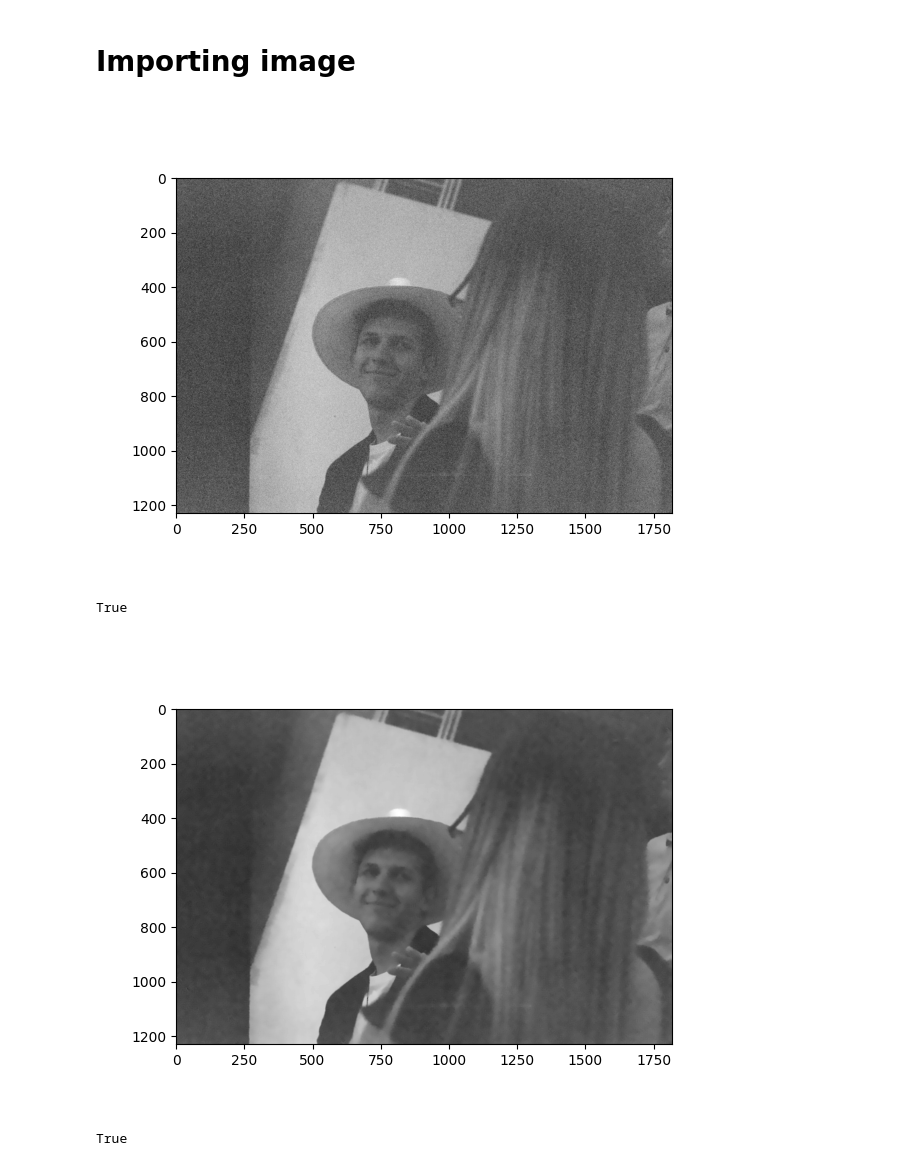
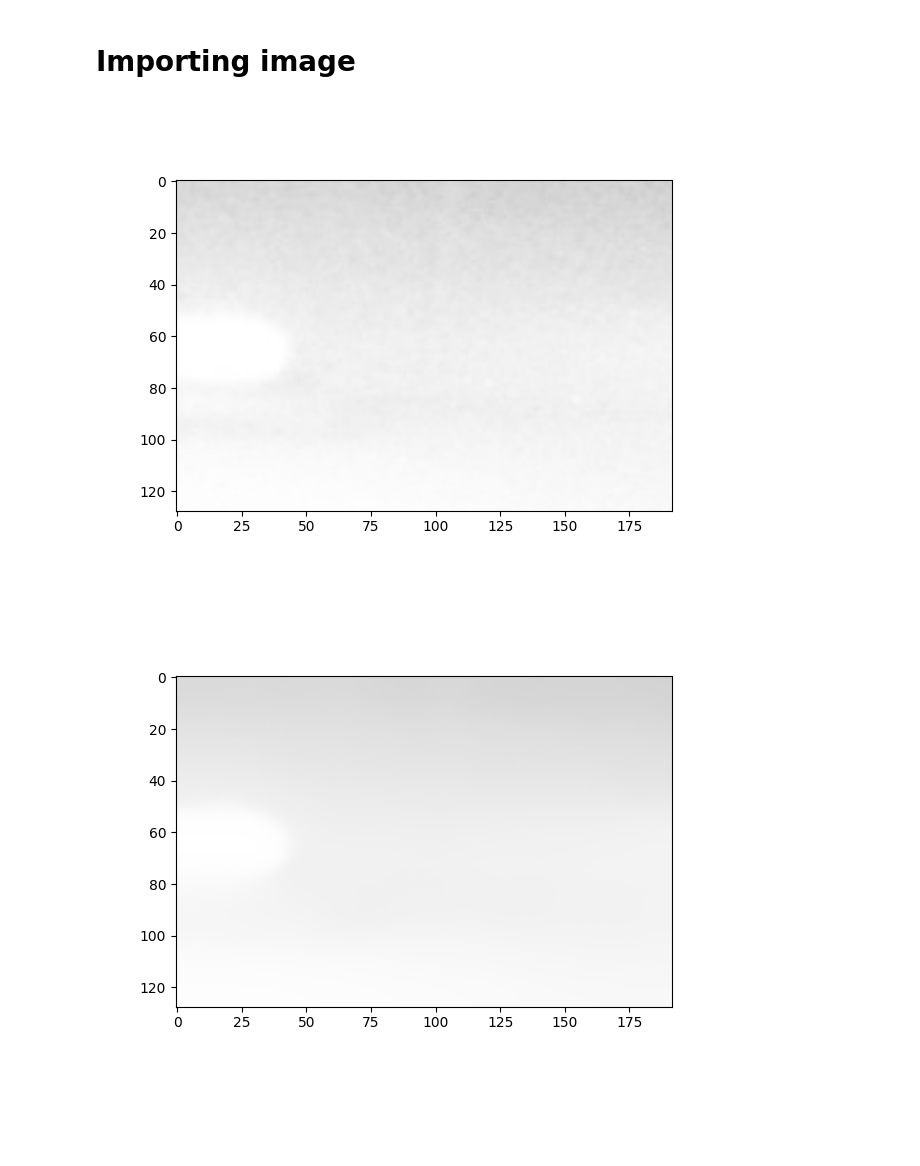
Before and after one commit to dyc0/film_grain, a Jupyter notebook: image_denoising.ipynb, the cells around one changed output. Cells and saved outputs as stored; diff of their text form; code cells hidden in the pictures; blank space fills up the shorter version.

```diff
--- a/image_denoising.ipynb
+++ b/image_denoising.ipynb
@@ -10,25 +10,20 @@ from scipy import signal
 # %% [markdown]
 # Importing image
 # %%
-img = cv2.imread("res/img/008.jpg")
-img = cv2.cvtColor(img, cv2.COLOR_BGR2GRAY)
+img = cv2.imread("analysis_output/100/noisy_segment_2.png")
 # Bluring helps with very noisy images:
 #img = cv2.medianBlur(img, 3)
 
 plt.figure()
 plt.imshow(img, cmap="gray")
 plt.show()
-cv2.imwrite("bwimg.png", img)
 # %% [output]
-[figure, old version]
+[figure, new version]
-True
 # %%
 denoised = cv2.fastNlMeansDenoising(img, h=9)
 
 plt.figure()
 plt.imshow(denoised, cmap="gray")
 plt.show()
-cv2.imwrite("denoised.png", denoised)
 # %% [output]
-[figure, old version]
+[figure, new version]
-True
```
Also changed, not shown: 8 other files.
